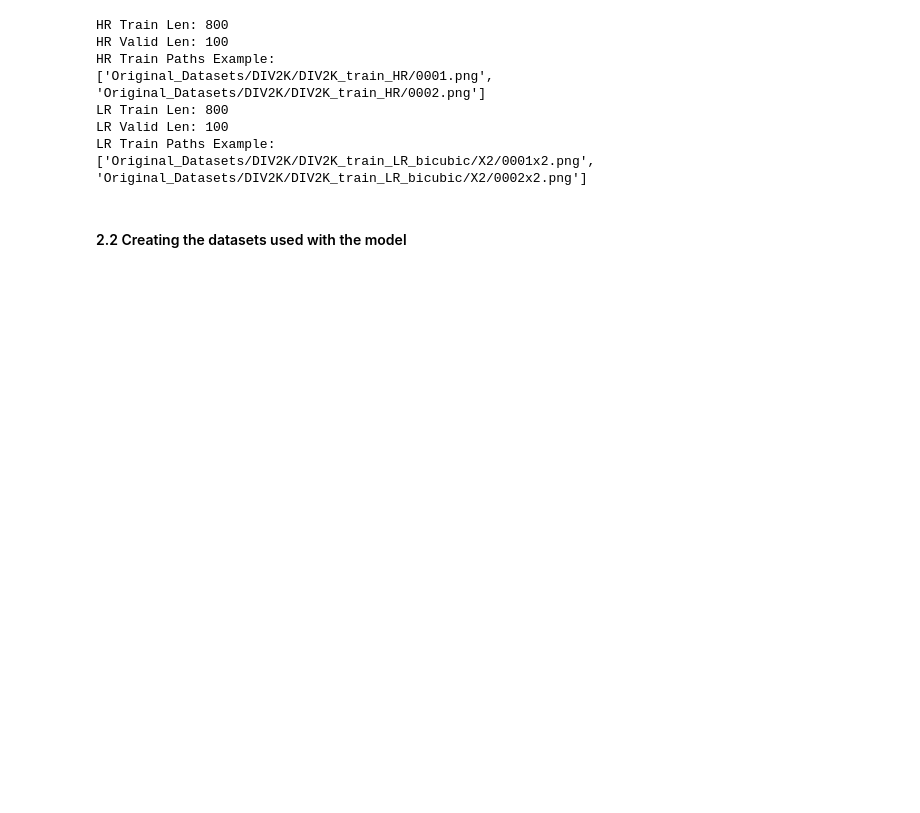
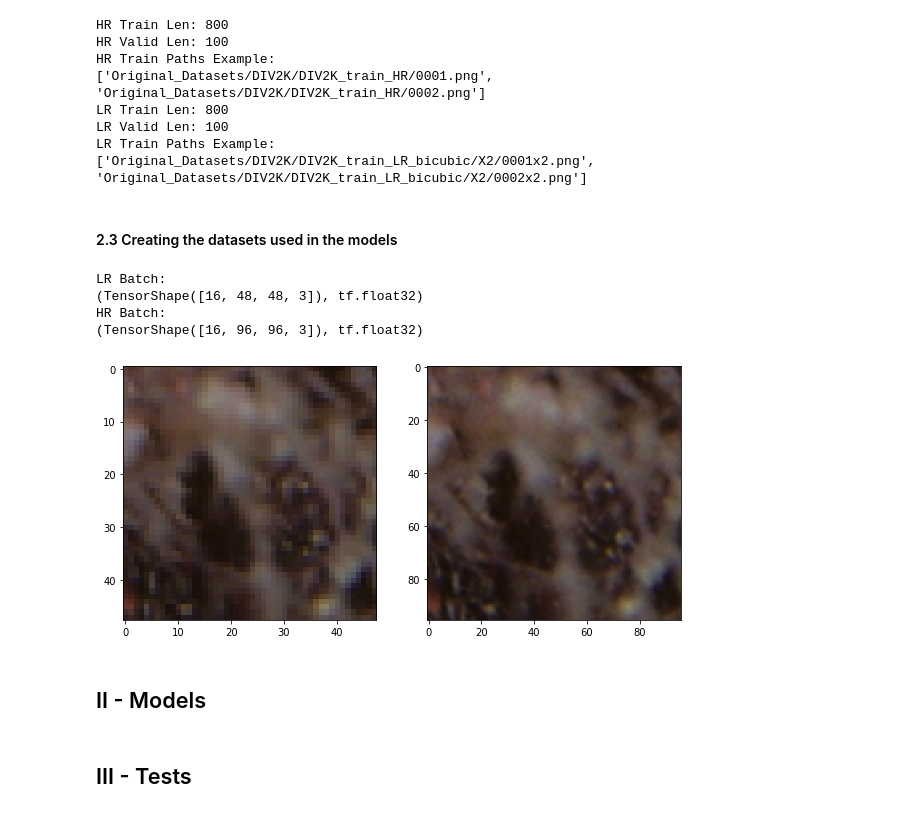
Before and after one commit to AYSIK0/Super_resolution_Project, a Jupyter notebook: SuperResolution.ipynb, the cells around one changed output. Saved outputs shown, nothing was run; the diff lists cells and outputs as text; code cells hidden in the pictures; blank space fills up the shorter version.

Commit message:
Finished all functions related to data including the ones used for creating TF Datasets.

```diff
--- a/SuperResolution.ipynb
+++ b/SuperResolution.ipynb
@@ -120,4 +122,4 @@ LR Valid Len: 100
 LR Train Paths Example:
 ['Original_Datasets/DIV2K/DIV2K_train_LR_bicubic/X2/0001x2.png', 'Original_Datasets/DIV2K/DIV2K_train_LR_bicubic/X2/0002x2.png']
 # %% [markdown]
-#### 2.2 Creating the datasets used with the model
+#### 2.3 Creating the datasets used in the models
@@ -123,0 +262,33 @@ LR Train Paths Example:
+# %%
+BATCH_SIZE = 16
+
+train_dataset = create_dataset(LR_TRAIN_PATH, HR_TRAIN_PATH, batch_size=BATCH_SIZE,
+                               crop_size=96, scale=SCALE, apply_trans=True)
+
+valid_dataset = create_dataset(LR_VALID_PATH, HR_VALID_PATH, batch_size=1,
+                                scale=SCALE, apply_trans=False, repeat=1)
+# %%
+# Example of the produced datasets.
+for img_batch in train_dataset.take(1):
+    lr_batch, hr_batch = img_batch
+    # gg_lr = tf.clip_by_value(gg_lr_btch[0], 0, 255)
+    # gg_hr = tf.clip_by_value(gg_hr_btch[0], 0, 255)
+    lr_img = lr_batch[0]
+    hr_img = hr_batch[0]
+
+    plt.figure(figsize=(10, 5))
+    plt.subplot(1, 2, 1)
+    plt.imshow(tf.cast(lr_img, tf.uint8))
+    plt.subplot(1, 2, 2)
+    plt.imshow(tf.cast(hr_img, tf.uint8))
+
+    print(f"LR Batch: \n{lr_batch.shape, lr_batch.dtype}")
+    print(f"HR Batch: \n{hr_batch.shape, hr_batch.dtype}")
+# %% [output]
+LR Batch:
+(TensorShape([16, 48, 48, 3]), tf.float32)
+HR Batch:
+(TensorShape([16, 96, 96, 3]), tf.float32)
+[figure, added]
+# %% [markdown]
+## II - Models
@@ -123,0 +318,2 @@ LR Train Paths Example:
+# %% [markdown]
+## III - Tests
```
Also changed, not shown: parts of 7 cells of this notebook.
